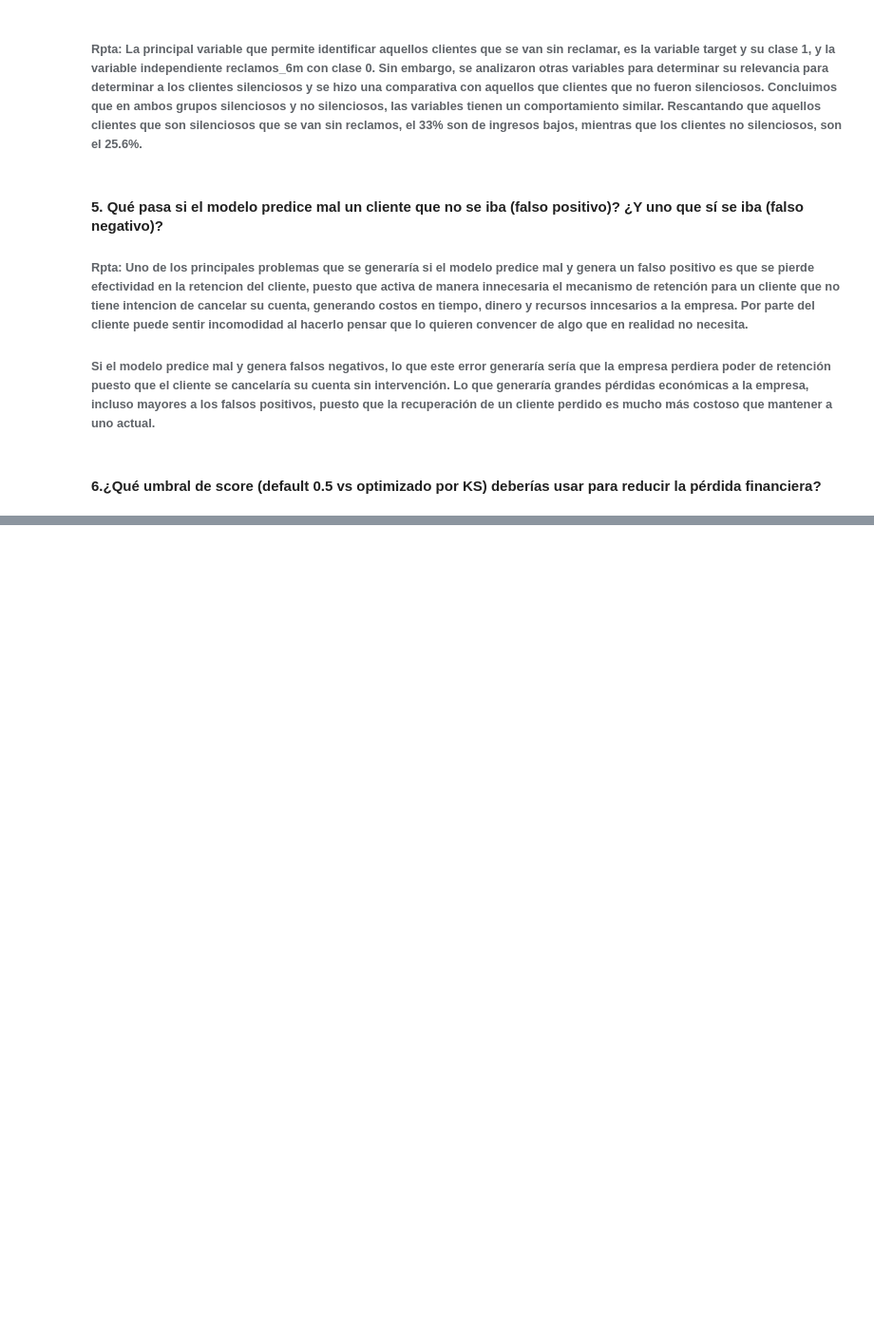
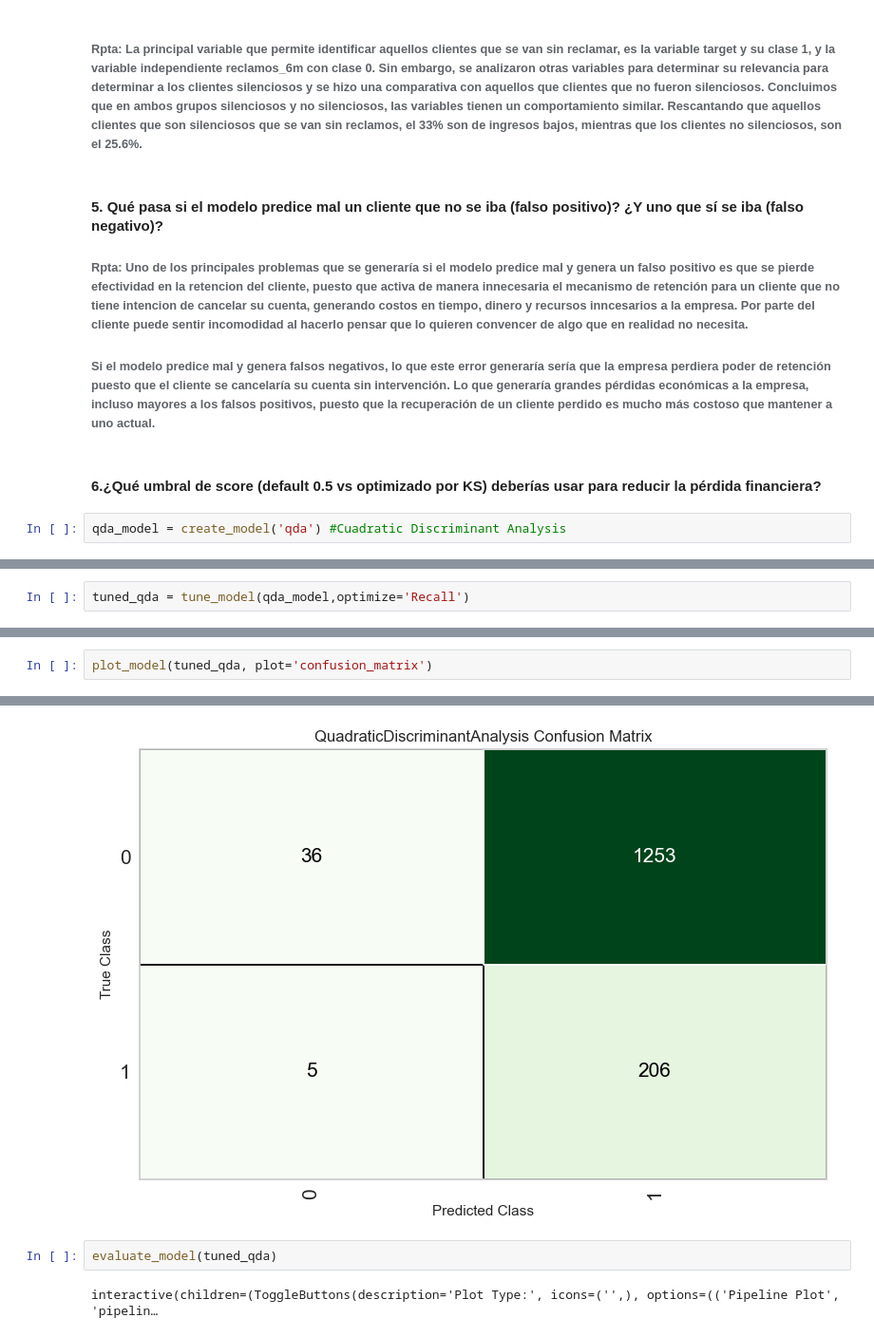
Before and after one commit to Gusadorey/Clase_5_MLE_G6, a Jupyter notebook: Prueba_1_MLE.ipynb, the cells around one changed output, grey strips where cells are left out. Shown: that part at 95% size. Drawn from its saved outputs; the diff is of its cells as text; blank space fills up the shorter version.

```diff
--- a/Prueba_1_MLE.ipynb
+++ b/Prueba_1_MLE.ipynb
@@ -291,3 +291,5 @@ for var in categoricas:
 ###### Si el modelo predice mal y genera falsos negativos, lo que este error generaría sería que la empresa perdiera poder de retención puesto que el cliente se cancelaría su cuenta sin intervención. Lo que generaría grandes pérdidas económicas a la empresa, incluso mayores a los falsos positivos, puesto que la recuperación de un cliente perdido es mucho más costoso que mantener a uno actual.
 # %% [markdown]
 #### 6.¿Qué umbral de score (default 0.5 vs optimizado por KS) deberías usar para reducir la pérdida financiera?
+# %%
+qda_model = create_model('qda') #Cuadratic Discriminant Analysis
@@ -293,0 +313,2 @@ for var in categoricas:
+# %%
+tuned_qda = tune_model(qda_model,optimize='Recall')
@@ -293,0 +334,3 @@ for var in categoricas:
+# %%
+plot_model(tuned_qda, plot='confusion_matrix')
+# %% [output]
@@ -293,0 +338,5 @@ for var in categoricas:
+[figure, added]
+# %%
+evaluate_model(tuned_qda)
+# %% [output]
+interactive(children=(ToggleButtons(description='Plot Type:', icons=('',), options=(('Pipeline Plot', 'pipelin…
```
Also changed, not shown: parts of 10 cells of this notebook, 1 other file.
